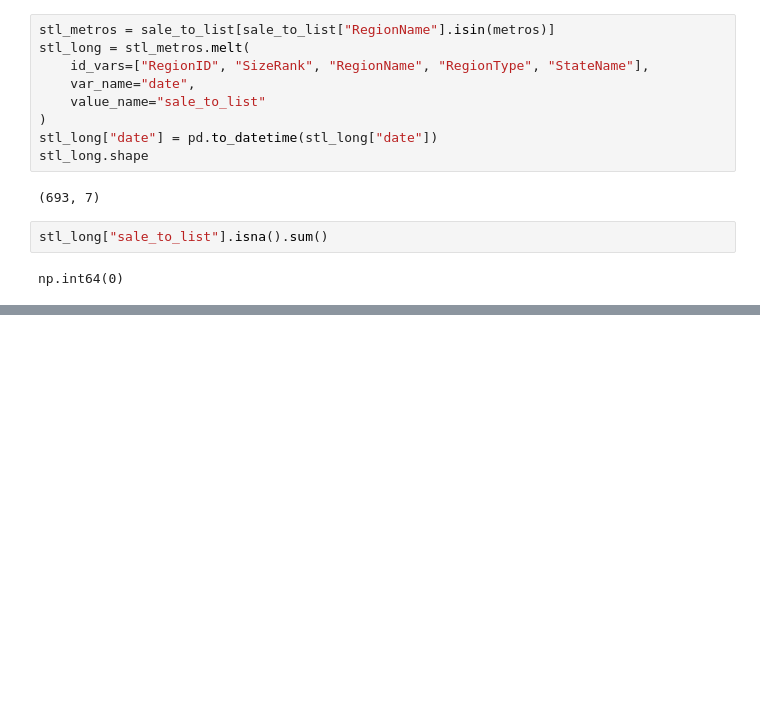
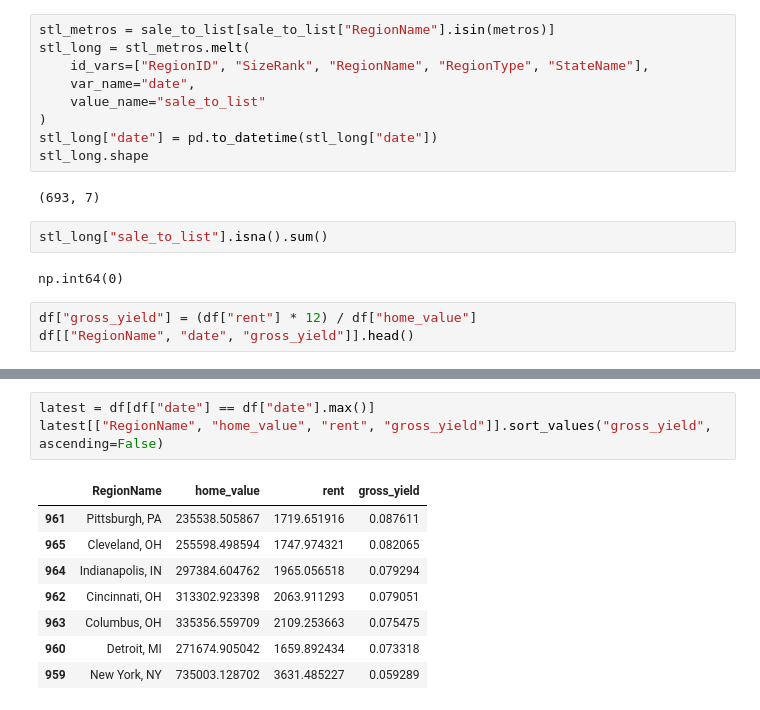
Before and after one commit to mrudangjikar/metro-housing-analysis, a Jupyter notebook: notebooks/metro_analysis.ipynb, the cells around one changed output, grey strips where cells are left out. Cells and saved outputs as stored; diff of their text form; blank space fills up the shorter version.

Commit message:
Compute gross yield, CAGR, volatility, and sale-to-list metrics

```diff
--- a/notebooks/metro_analysis.ipynb
+++ b/notebooks/metro_analysis.ipynb
@@ -185,3 +185,6 @@ stl_long.shape
 stl_long["sale_to_list"].isna().sum()
 # %% [output]
 np.int64(0)
+# %%
+df["gross_yield"] = (df["rent"] * 12) / df["home_value"]
+df[["RegionName", "date", "gross_yield"]].head()
@@ -187,0 +198,12 @@ np.int64(0)
+# %%
+latest = df[df["date"] == df["date"].max()]
+latest[["RegionName", "home_value", "rent", "gross_yield"]].sort_values("gross_yield", ascending=False)
+# %% [output]
+|  | RegionName | home_value | rent | gross_yield |
+| 961 | Pittsburgh, PA | 235538.505867 | 1719.651916 | 0.087611 |
+| 965 | Cleveland, OH | 255598.498594 | 1747.974321 | 0.082065 |
+| 964 | Indianapolis, IN | 297384.604762 | 1965.056518 | 0.079294 |
+| 962 | Cincinnati, OH | 313302.923398 | 2063.911293 | 0.079051 |
+| 963 | Columbus, OH | 335356.559709 | 2109.253663 | 0.075475 |
+| 960 | Detroit, MI | 271674.905042 | 1659.892434 | 0.073318 |
+| 959 | New York, NY | 735003.128702 | 3631.485227 | 0.059289 |
```
Also changed, not shown: parts of 9 cells of this notebook.
